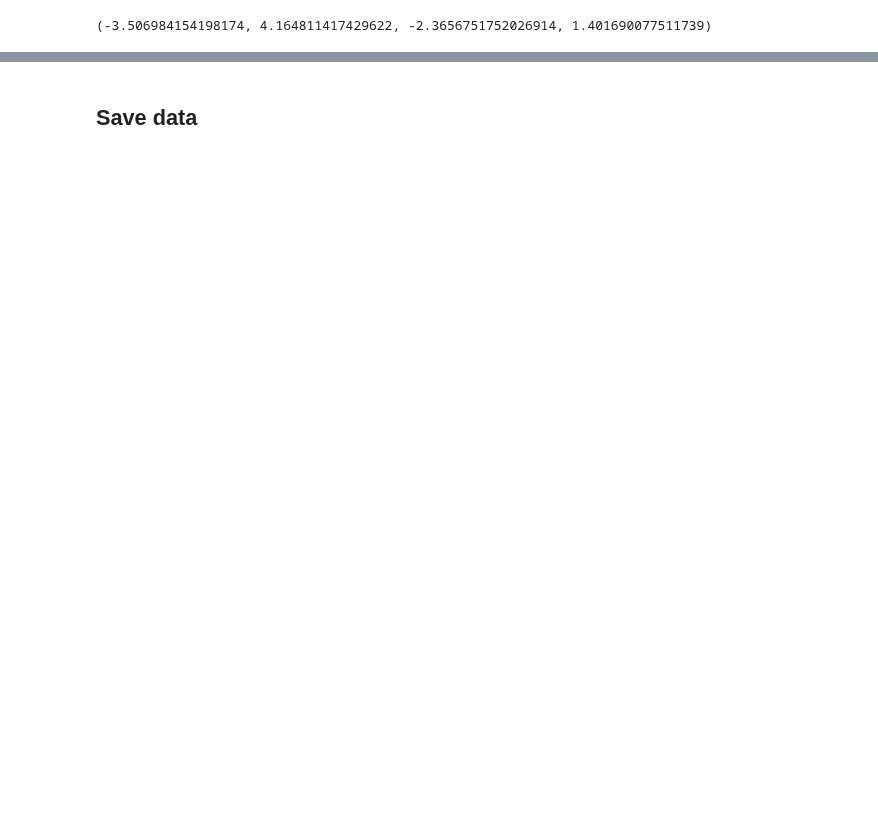
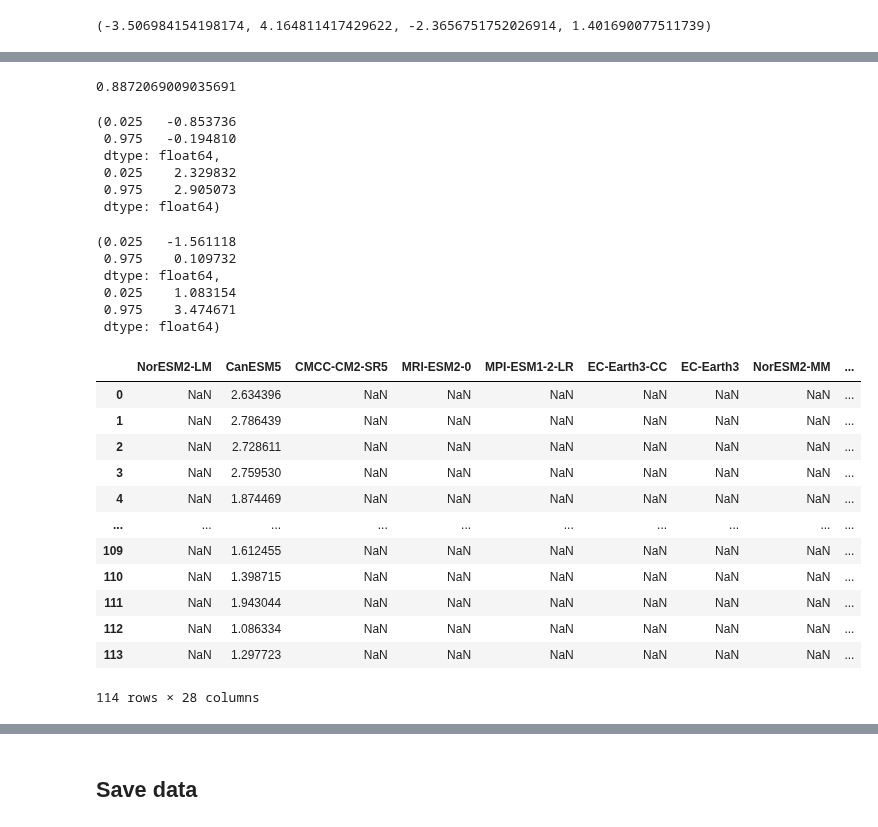
Before and after one commit to Thomasjkeel/uncertainty-in-npac-jet-shift, a Jupyter notebook: Figure_4.ipynb, the cells around one changed output, grey strips where cells are left out. Cells and saved outputs as stored; diff of their text form; code cells hidden in the pictures; blank space fills up the shorter version.

```diff
--- a/Figure_4.ipynb
+++ b/Figure_4.ipynb
@@ -1671,0 +1636,38 @@ cmap_norm = norm_djf # norm_son
+# %%
+df_diff_djf_ens_mean.T[median_order_djf.index].mean().mean()
+# %% [output]
+0.8872069009035691
+# %%
+df_diff_djf_ens_mean.T[median_order_djf.index].quantile([0.025, 0.975]).min(axis=1), df_diff_djf_ens_mean.T[median_order_djf.index].quantile([0.025, 0.975]).max(axis=1)
+# %% [output]
+(0.025   -0.853736
+ 0.975   -0.194810
+ dtype: float64,
+ 0.025    2.329832
+ 0.975    2.905073
+ dtype: float64)
+# %%
+multi_r_models_w_all_models[median_order_djf.index].quantile([0.025, 0.975]).min(axis=1), multi_r_models_w_all_models[median_order_djf.index].quantile([0.025, 0.975]).max(axis=1)
+# %% [output]
+(0.025   -1.561118
+ 0.975    0.109732
+ dtype: float64,
+ 0.025    1.083154
+ 0.975    3.474671
+ dtype: float64)
+# %%
+multi_r_models_w_all_models[median_order_djf.index]
+# %% [output]
+|  | NorESM2-LM | CanESM5 | CMCC-CM2-SR5 | MRI-ESM2-0 | MPI-ESM1-2-LR | EC-Earth3-CC | EC-Earth3 | NorESM2-MM | ... |
+| 0 | NaN | 2.634396 | NaN | NaN | NaN | NaN | NaN | NaN | ... |
+| 1 | NaN | 2.786439 | NaN | NaN | NaN | NaN | NaN | NaN | ... |
+| 2 | NaN | 2.728611 | NaN | NaN | NaN | NaN | NaN | NaN | ... |
+| 3 | NaN | 2.759530 | NaN | NaN | NaN | NaN | NaN | NaN | ... |
+| 4 | NaN | 1.874469 | NaN | NaN | NaN | NaN | NaN | NaN | ... |
+| ... | ... | ... | ... | ... | ... | ... | ... | ... | ... |
+| 109 | NaN | 1.612455 | NaN | NaN | NaN | NaN | NaN | NaN | ... |
+| 110 | NaN | 1.398715 | NaN | NaN | NaN | NaN | NaN | NaN | ... |
+| 111 | NaN | 1.943044 | NaN | NaN | NaN | NaN | NaN | NaN | ... |
+| 112 | NaN | 1.086334 | NaN | NaN | NaN | NaN | NaN | NaN | ... |
+| 113 | NaN | 1.297723 | NaN | NaN | NaN | NaN | NaN | NaN | ... |
+114 rows × 28 columns
```
Also changed, not shown: parts of 38 cells of this notebook, 24 other files.
